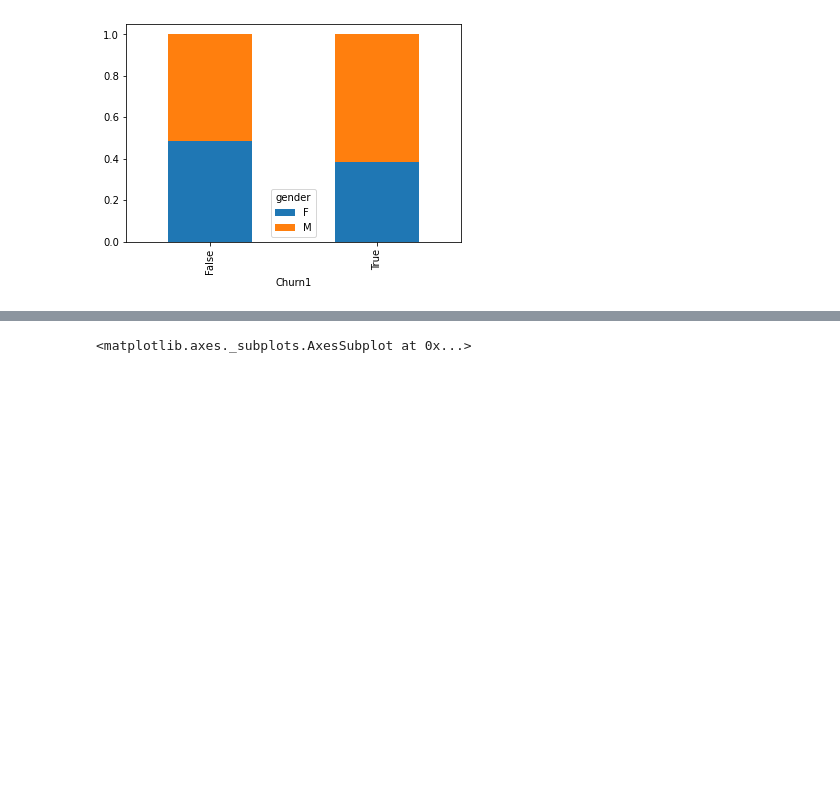
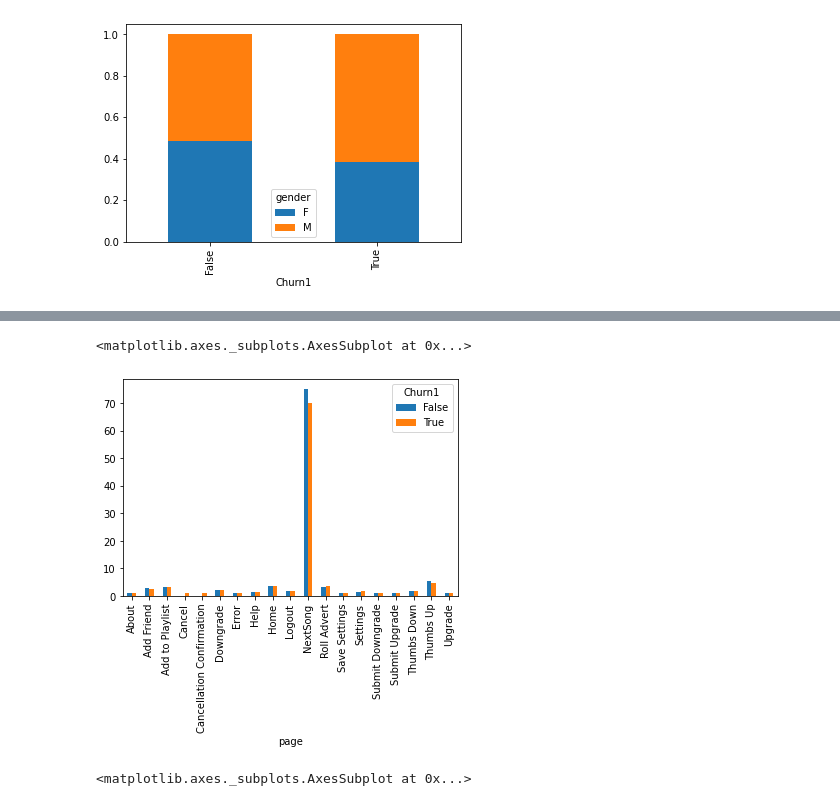
Before and after one commit to beaylott/sparkify, a Jupyter notebook: Sparkify.ipynb, the cells around one changed output, grey strips where cells are left out. Saved outputs shown, nothing was run; the diff lists cells and outputs as text; code cells hidden in the pictures; blank space fills up the shorter version.

Commit message:
Churn by HTTP errors

```diff
--- a/Sparkify.ipynb
+++ b/Sparkify.ipynb
@@ -204,7 +204,6 @@ plot_bar(['userId'],'location')
 # %%
 # Create a US state column
-udf_getstate=udf(lambda x:x.split(',')[1],StringType())
-df_clean=df_clean.withColumn('location_state',udf_getstate(df.location))
+df_cleand_pd['location_state']=df_cleand_pd['location'].apply(lambda x:x.split(',')[1])
 # %%
 plot_bar(['userId'],'location_state')
 # %% [output]
@@ -247,14 +246,14 @@ plot_bar(['userId'],'level')
 [figure]
 # %%
 # Time stuff ... day of week , day of month, month
-df_cleand_pd['dt']=pandas.to_datetime(df_cleand_pd.ts.astype('datetime64[ms]'))
+df_cleand_pd['dt']=pd.to_datetime(df_cleand_pd.ts.astype('datetime64[ms]'))
 # %%
 # Create columns for day of month/month/year/day of week/hour of day
-df_cleand_pd['year']=pandas.DatetimeIndex(df_cleand_pd.dt).year
-df_cleand_pd['month']=pandas.DatetimeIndex(df_cleand_pd.dt).month
-df_cleand_pd['day']=pandas.DatetimeIndex(df_cleand_pd.dt).day
-df_cleand_pd['hour']=pandas.DatetimeIndex(df_cleand_pd.dt).hour
-df_cleand_pd['dow']=pandas.DatetimeIndex(df_cleand_pd.dt).dayofweek
+df_cleand_pd['year']=pd.DatetimeIndex(df_cleand_pd.dt).year
+df_cleand_pd['month']=pd.DatetimeIndex(df_cleand_pd.dt).month
+df_cleand_pd['day']=pd.DatetimeIndex(df_cleand_pd.dt).day
+df_cleand_pd['hour']=pd.DatetimeIndex(df_cleand_pd.dt).hour
+df_cleand_pd['dow']=pd.DatetimeIndex(df_cleand_pd.dt).dayofweek
 
 # Activity by day
 df_cleand_pd['day'].value_counts().sort_index().plot(kind='bar',figsize=(15,5))
@@ -320 +318,5 @@ df_clean2_pd=df_clean2.toPandas()
+# %%
+df_clean2_pd=df_clean2.toPandas()
+df_cleand_pd['Churn1']=df_clean2_pd['Churn1']
+df_cleand_pd['Churn2']=df_clean2_pd['Churn2']
 # %%
@@ -325,6 +328,7 @@ churn_by_gender.T.plot.bar(stacked=True)
 <matplotlib.axes._subplots.AxesSubplot at 0x...>
 [figure]
 # %%
-# Average of each page by churn status
-df_clean2_pd.groupby(['Churn1','userId','page']).count()['Churn2'].unstack(level=2).mean(level=0).plot.bar()
+# Average of each page per session per user by churn status
+average_visits_to_each_page_by_churn_status=df_cleand_pd.groupby(['Churn1','userId','page','sessionId']).count()['Churn2'].unstack(level=2).mean(level=0).T
+average_visits_to_each_page_by_churn_status.plot.bar()
 # %% [output]
@@ -335,2 +335,4 @@ df_clean2_pd.groupby(['Churn1','userId','page']).count()['Churn2'].unstack(level
+<matplotlib.axes._subplots.AxesSubplot at 0x...>
+[figure, added]
 # %%
 # Average songs per session by churn status
```
Also changed, not shown: parts of 13 cells of this notebook.
